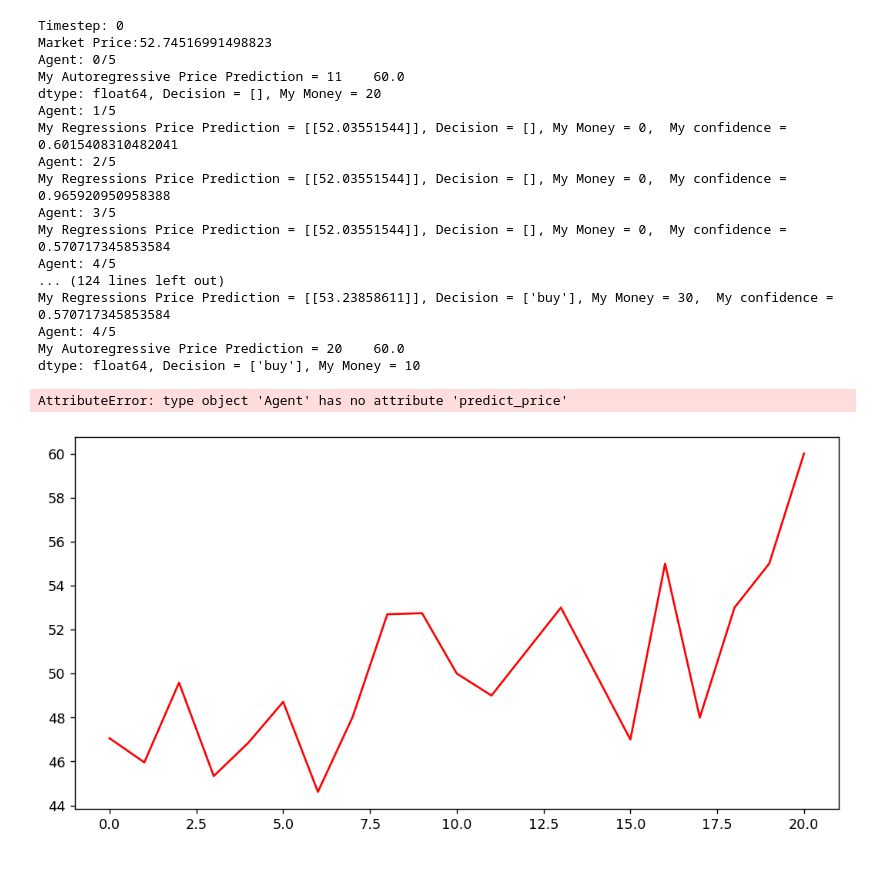
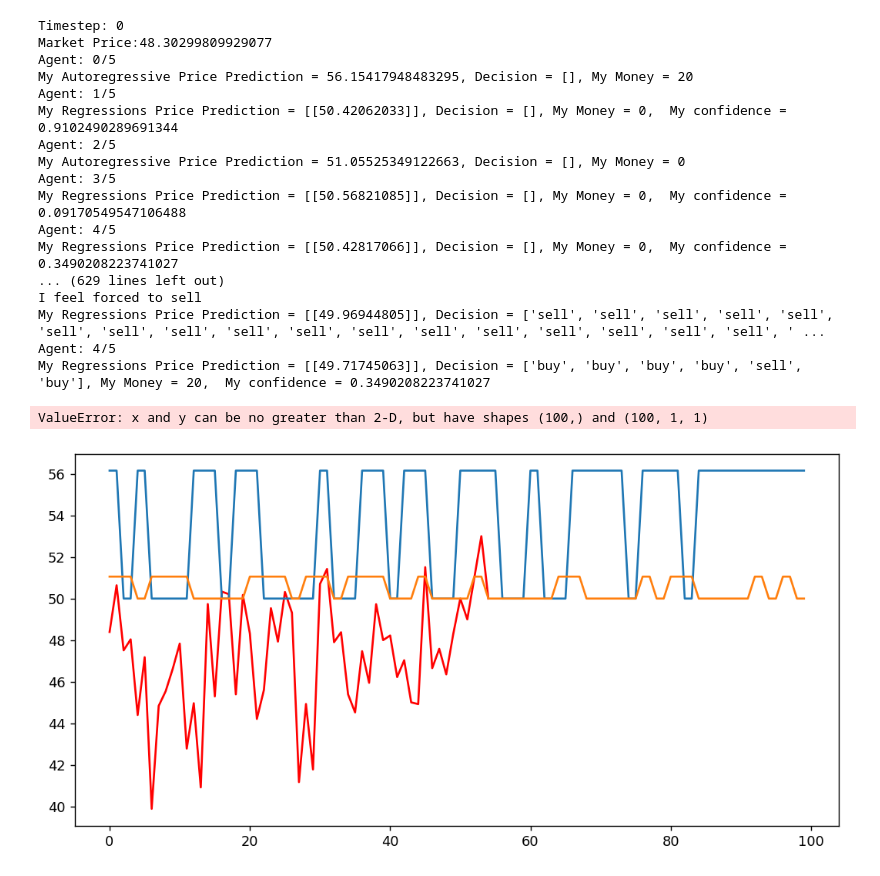
Before and after one commit to deborah-O/Dissertation-2020, a Jupyter notebook: Expectation Formation_2.ipynb, the cells around one changed output. Saved outputs shown, nothing was run; the diff lists cells and outputs as text; code cells hidden in the pictures.

Commit message:
error plotting linear regression predictions

```diff
--- a/Expectation Formation_2.ipynb
+++ b/Expectation Formation_2.ipynb
@@ -328,35 +363,42 @@ class Model():
             self.step()
 # %%
 # if __name__ == "__main__":
-model = Model(population =5, num_iterations=10)
+model = Model(population =5, num_iterations=50)
 model.run()
 # %% [output]
 Timestep: 0
-Market Price:52.74516991498823
+Market Price:48.30299809929077
 Agent: 0/5
-My Autoregressive Price Prediction = 11    60.0
-dtype: float64, Decision = [], My Money = 20
+My Autoregressive Price Prediction = 56.15417948483295, Decision = [], My Money = 20
 Agent: 1/5
-My Regressions Price Prediction = [[52.03551544]], Decision = [], My Money = 0,  My confidence = 0.6015408310482041
+My Regressions Price Prediction = [[50.42062033]], Decision = [], My Money = 0,  My confidence = 0.9102490289691344
 Agent: 2/5
-My Regressions Price Prediction = [[52.03551544]], Decision = [], My Money = 0,  My confidence = 0.965920950958388
+My Autoregressive Price Prediction = 51.05525349122663, Decision = [], My Money = 0
 Agent: 3/5
-My Regressions Price Prediction = [[52.03551544]], Decision = [], My Money = 0,  My confidence = 0.570717345853584
+My Regressions Price Prediction = [[50.56821085]], Decision = [], My Money = 0,  My confidence = 0.09170549547106488
 Agent: 4/5
-... (124 lines left out)
-My Regressions Price Prediction = [[53.23858611]], Decision = ['buy'], My Money = 30,  My confidence = 0.570717345853584
+My Regressions Price Prediction = [[50.42817066]], Decision = [], My Money = 0,  My confidence = 0.3490208223741027
+... (629 lines left out)
+I feel forced to sell
+My Regressions Price Prediction = [[49.96944805]], Decision = ['sell', 'sell', 'sell', 'sell', 'sell', 'sell', 'sell', 'sell', 'sell', 'sell', 'sell', 'sell', 'sell', 'sell', 'sell', 'sell', 'sell', ' ...
 Agent: 4/5
-My Autoregressive Price Prediction = 20    60.0
-dtype: float64, Decision = ['buy'], My Money = 10
+My Regressions Price Prediction = [[49.71745063]], Decision = ['buy', 'buy', 'buy', 'buy', 'sell', 'buy'], My Money = 20,  My confidence = 0.3490208223741027
 # %%
 fig, ax = plt.subplots(num=None, figsize=(10, 5), dpi=128, facecolor='w', edgecolor='k')
         # Do a scatter plot
-ax.plot(model.produce.price_history, c="red", label=" Asset Market Price" )
-ax.plot(Agent.predict_price, c="red")
+ax.plot(model.produce.price_history_AR, c="red", label=" Asset Market Price" )
+for agent in model.agents:
+    if agent.EP_type == 0:
+#         print(agent.AR_predictions)
+        ax.plot(agent.AR_predictions, label='agent')
+for agent in model.agents:
+    if agent.EP_type ==1:
+        ax.plot(agent.LR_predictions, label='agent')
+# ax.plot(model.agents[.predict_price, c="red")
 ax.set_title("Market Price v Predicted Prices")
 ax.set_xlabel("Iteration (time)")
 ax.set_ylabel("Asset Price")
 ax.legend(loc='upper left')
 # %% [output]
-AttributeError: type object 'Agent' has no attribute 'predict_price'
+ValueError: x and y can be no greater than 2-D, but have shapes (100,) and (100, 1, 1)
-[figure, old version]
+[figure, new version]
```
Also changed, not shown: parts of 2 cells of this notebook.
